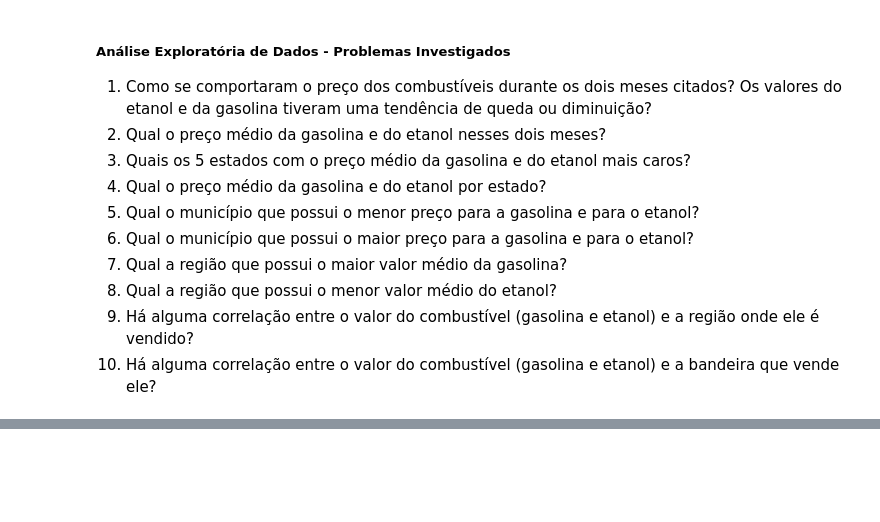
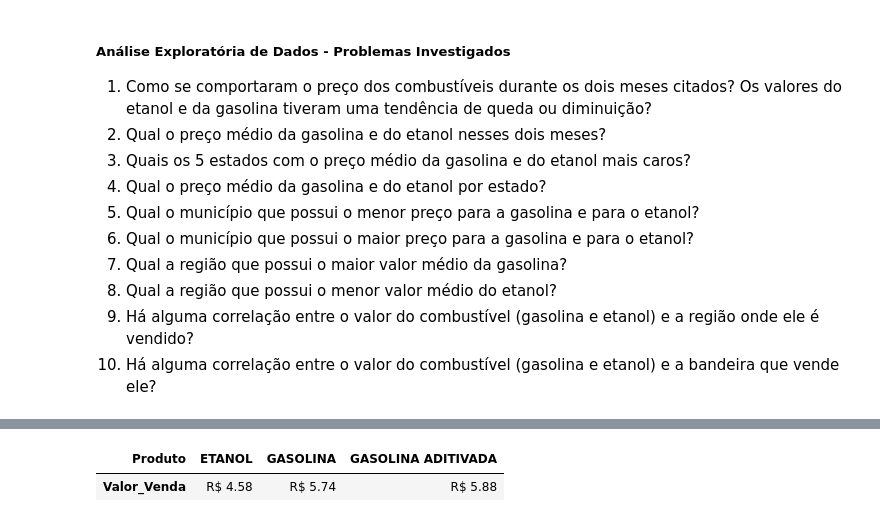
Before and after one commit to LeGuigs/Projeto_M4_DA, a Jupyter notebook: Notebook_Projeto_M4_Grupo4_ANP.ipynb, the cells around one changed output, grey strips where cells are left out. Cells and saved outputs as stored; diff of their text form; code cells hidden in the pictures; blank space fills up the shorter version.

```diff
--- a/Notebook_Projeto_M4_Grupo4_ANP.ipynb
+++ b/Notebook_Projeto_M4_Grupo4_ANP.ipynb
@@ -457,0 +490,9 @@ bandeira que vende ele?
+# %%
+# 2) Qual o preço médio da gasolina e do etanol nesses dois meses?
+valor_medio_produto_df = df_copia.groupby('Produto')['Valor_Venda'].mean().map('R$ {:.2f}'.format)
+valor_medio_produto_df[:2]
+media_dois_meses = pd.DataFrame(valor_medio_produto_df)
+media_dois_meses.T
+# %% [output]
+| Produto | ETANOL | GASOLINA | GASOLINA ADITIVADA |
+| Valor_Venda | R$ 4.58 | R$ 5.74 | R$ 5.88 |
```
Also changed, not shown: parts of 2 cells of this notebook.
